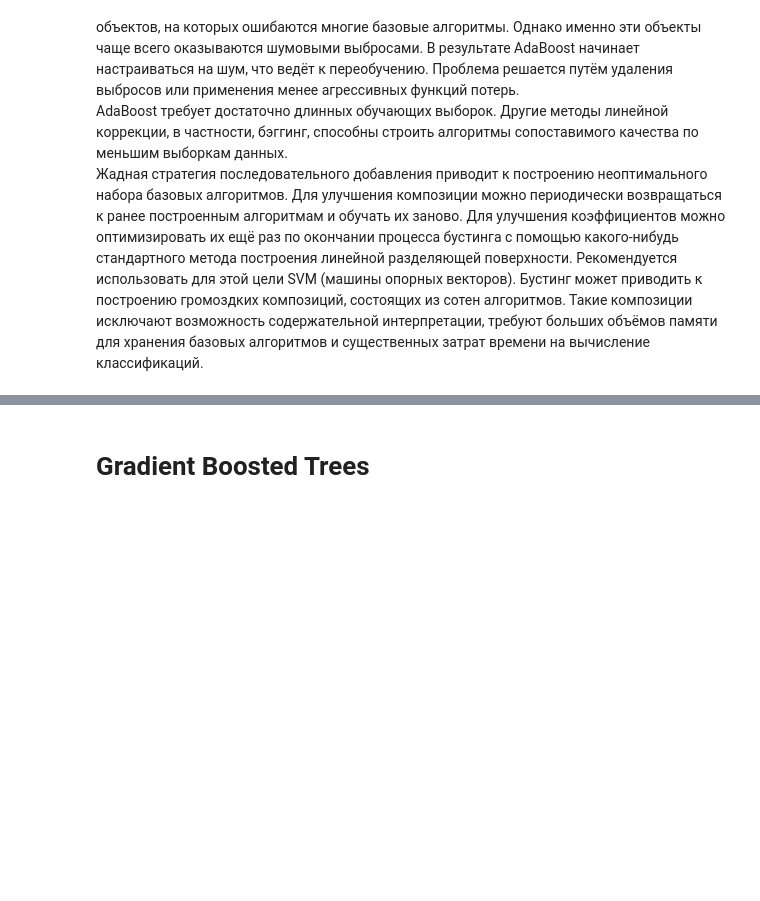
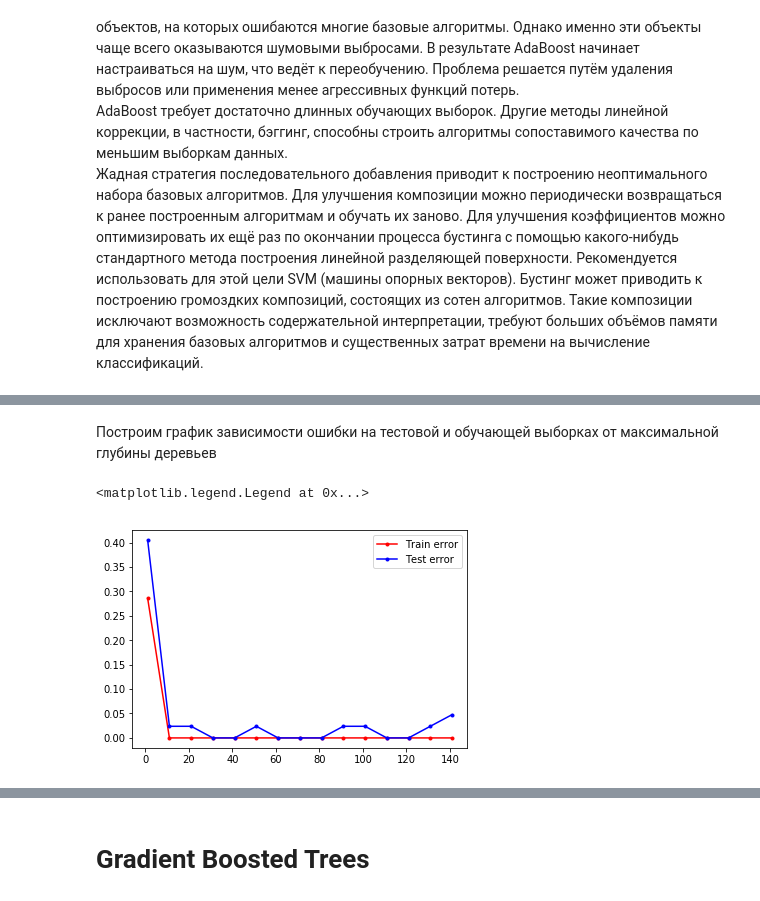
Before and after one commit to krist311/ML, a Jupyter notebook: 2509/2509.ipynb, the cells around one changed output, grey strips where cells are left out. Cells and saved outputs as stored; diff of their text form; code cells hidden in the pictures; blank space fills up the shorter version.

```diff
--- a/2509/2509.ipynb
+++ b/2509/2509.ipynb
@@ -591,13 +608,18 @@ plt.legend(loc = 'best')
+# %% [markdown]
+Построим график зависимости ошибки на тестовой и обучающей выборках от максимальной глубины деревьев
 # %%
 err_train = []
 err_test = []
-for n_estimators in range(50, 150, 5):
-    model = AdaBoostClassifier(base_estimator=DecisionTreeClassifier(max_depth=3),
-                           n_estimators=n_estimators, learning_rate = 1).fit(x_train, y_train)
+for max_depth in range(1, 150, 10):
+    model = AdaBoostClassifier(base_estimator=DecisionTreeClassifier(max_depth=max_depth),
+                           n_estimators=60, learning_rate = 1).fit(x_train, y_train)
     y_train_pred = model.predict(x_train)
     y_test_pred = model.predict(x_test)
     err_train.append(np.mean(y_train_pred != y_train))
     err_test.append(np.mean(y_test_pred != y_test))
-plt.plot(range(50, 150, 5), err_train, '.-r', label = 'Train error')
-plt.plot(range(50, 150, 5), err_test, '.-b', label = 'Test error')
+plt.plot(range(1, 150, 10), err_train, '.-r', label = 'Train error')
+plt.plot(range(1, 150, 10), err_test, '.-b', label = 'Test error')
 plt.legend(loc = 'best')
+# %% [output]
+<matplotlib.legend.Legend at 0x...>
+[figure, added]
```
Also changed, not shown: parts of 22 cells of this notebook.
